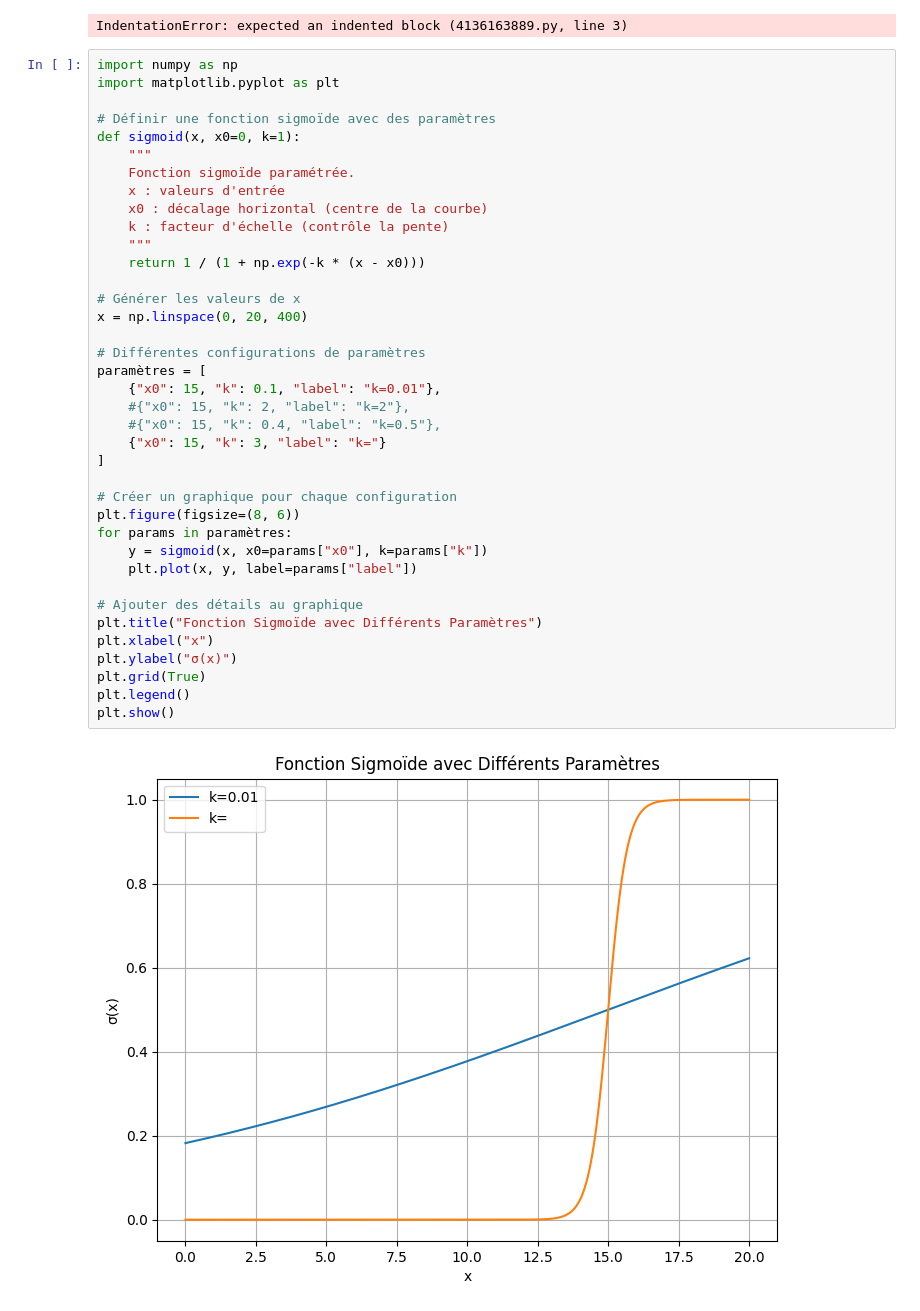
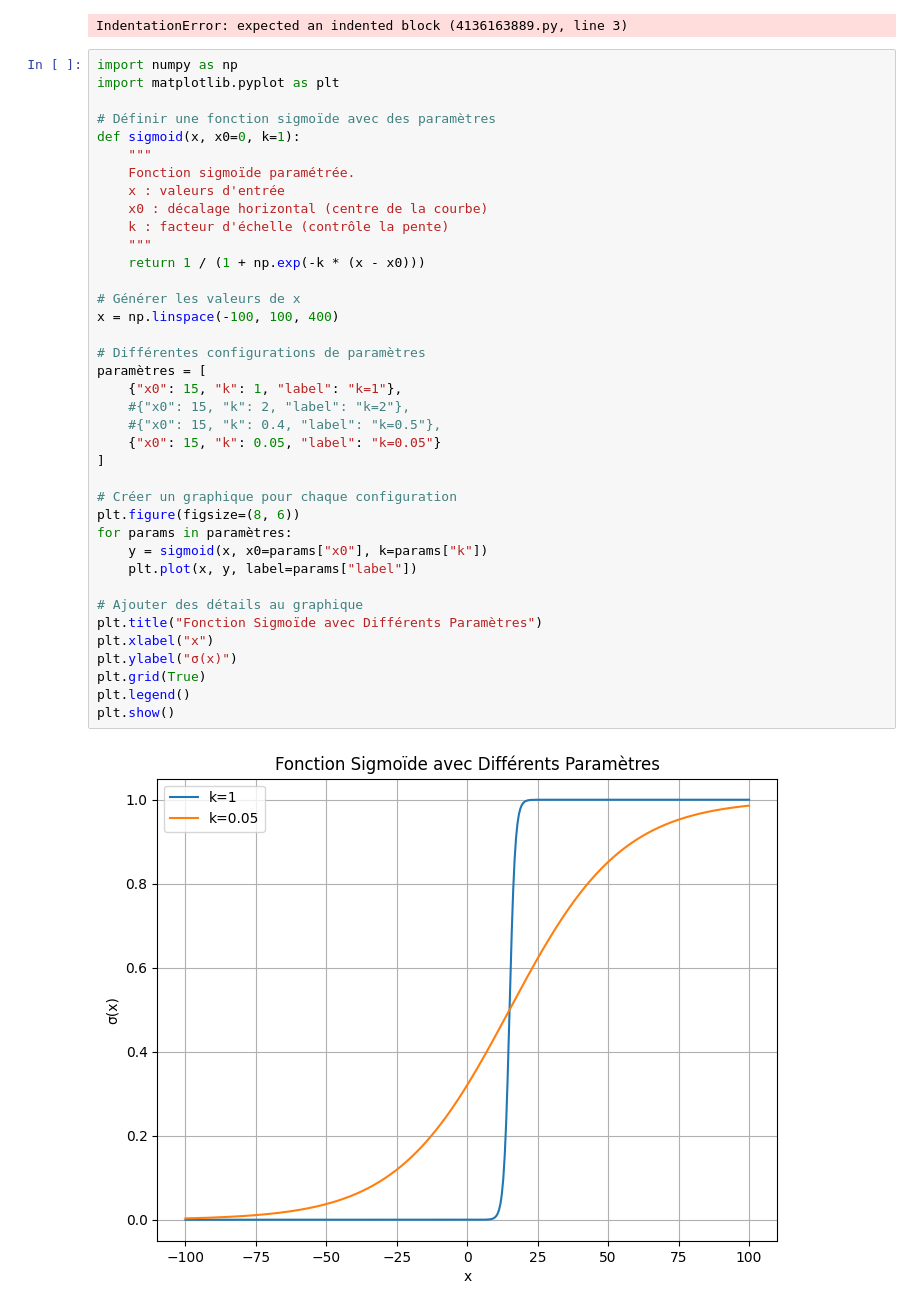
Before and after one commit to nayelsdk/Quantitative_Portfolio_Pokemon_Card, a Jupyter notebook: Nayel_notebooks/markowitz_brouillon.ipynb, the cells around one changed output. Saved outputs shown, nothing was run; the diff lists cells and outputs as text.

```diff
--- a/Nayel_notebooks/markowitz_brouillon.ipynb
+++ b/Nayel_notebooks/markowitz_brouillon.ipynb
@@ -353,34 +353,34 @@ def sigmoid(x, x0=0, k=1):
     """
     Fonction sigmoïde paramétrée.
     x : valeurs d'entrée
     x0 : décalage horizontal (centre de la courbe)
     k : facteur d'échelle (contrôle la pente)
     """
     return 1 / (1 + np.exp(-k * (x - x0)))
 
 # Générer les valeurs de x
-x = np.linspace(0, 20, 400)
+x = np.linspace(-100, 100, 400)
 
 # Différentes configurations de paramètres
 paramètres = [
-    {"x0": 15, "k": 0.1, "label": "k=0.01"},
+    {"x0": 15, "k": 1, "label": "k=1"},
     #{"x0": 15, "k": 2, "label": "k=2"},
     #{"x0": 15, "k": 0.4, "label": "k=0.5"},
-    {"x0": 15, "k": 3, "label": "k="}
+    {"x0": 15, "k": 0.05, "label": "k=0.05"}
 ]
 
 # Créer un graphique pour chaque configuration
 plt.figure(figsize=(8, 6))
 for params in paramètres:
     y = sigmoid(x, x0=params["x0"], k=params["k"])
     plt.plot(x, y, label=params["label"])
 
 # Ajouter des détails au graphique
 plt.title("Fonction Sigmoïde avec Différents Paramètres")
 plt.xlabel("x")
 plt.ylabel("σ(x)")
 plt.grid(True)
 plt.legend()
 plt.show()
 # %% [output]
-[figure, old version]
+[figure, new version]
```
Also changed, not shown: 8 other files.
